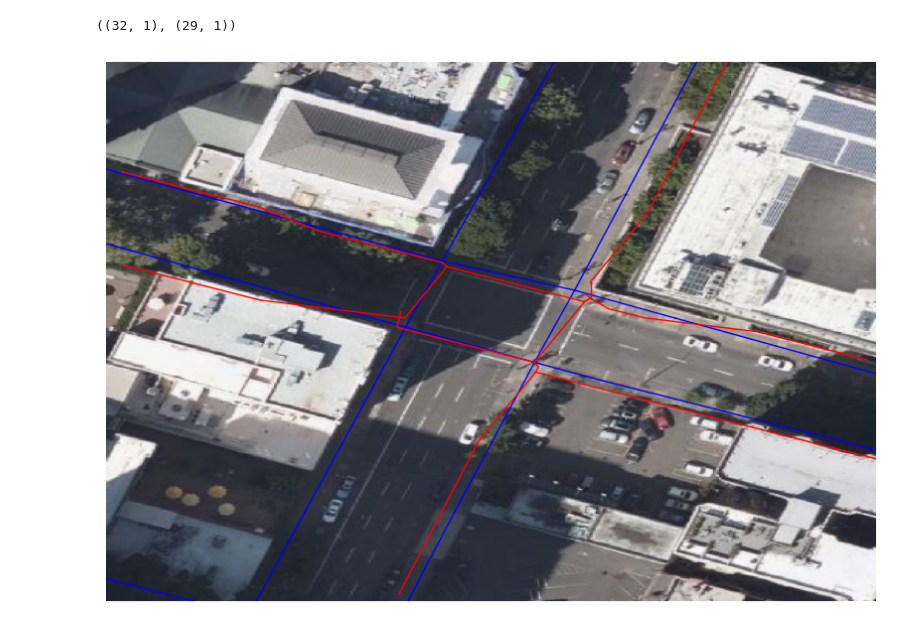
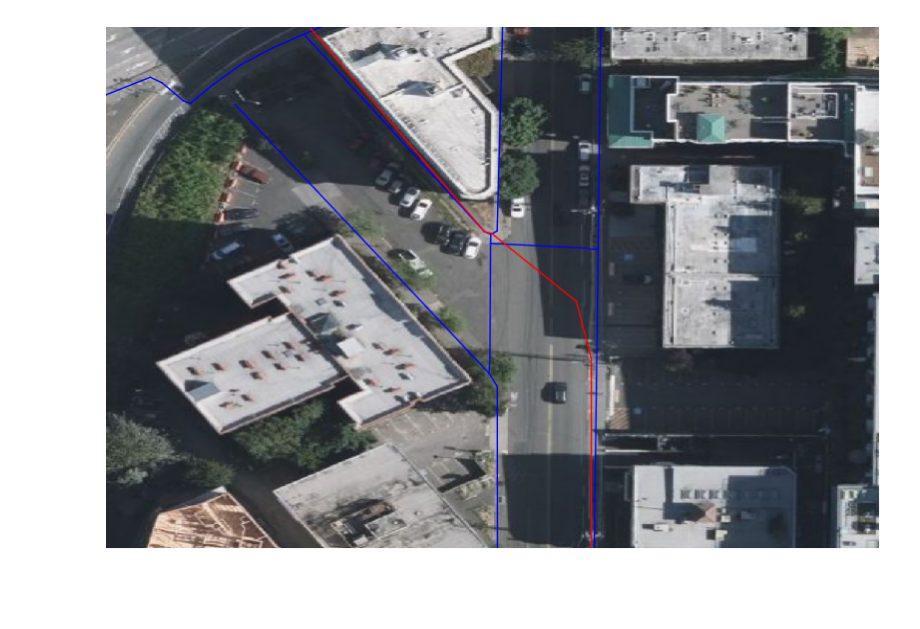
Before and after one commit to BeanHam/2026-pathway-generation, a Jupyter notebook: evaluation/test.ipynb, the cells around one changed output. Drawn from its saved outputs; the diff is of its cells as text; code cells hidden in the pictures; blank space fills up the shorter version.

```diff
--- a/evaluation/test.ipynb
+++ b/evaluation/test.ipynb
@@ -234,7 +267,7 @@ datasets = [
     },
 ]
 # %%
-ds = datasets[2]
+ds = datasets[1]
 ds_name = ds["name"]
 pred_root = ds["pred_root"]
 split_path = ds["split"]
@@ -242,3 +275,9 @@ out_csv = ds["out_csv"]
 with open(split_path, "r") as f:
     split_indices = [line.strip() for line in f if line.strip()]
 cache_dir = os.path.join(pred_root, f"_gt_cache_{M.PROJ}")
+model_name = "swin_tiny"
+tag = "grpo"
+seed = 0
+model_dir = os.path.join(pred_root, model_name)
+tag_dir = os.path.join(model_dir, tag)
+run_dir = os.path.join(tag_dir, f"seed_{seed}")
@@ -256,43 +284,16 @@ run_dir = os.path.join(tag_dir, f"seed_{seed}")
 # %%
-idx = split_indices[50]
-img = Image.open(f'/data/aiclinic/pathways/pathwaybench_portland/pairs/{idx}/satellite.png')
-with open(f'/data/aiclinic/pathways/pathwaybench_portland/pairs/{idx}/bbox.json', 'r') as f:
+# good: 12, 20, 40, 50, 60, 70, 90
+# bad: 30
+# disconnected: 22
+idx = split_indices[120]
+img = Image.open(f'/data/aiclinic/pathways/pathwaybench_seattle/pairs/{idx}/satellite.png')
+with open(f'/data/aiclinic/pathways/pathwaybench_seattle/pairs/{idx}/bbox.json', 'r') as f:
     bbox = json.load(f)['bbox']
 gt_cache = load_gt_cache(idx, cache_dir)
 pred_path = os.path.join(run_dir, f"{idx}_seed{seed}_pred.geojson")
 gdf_pred_ll = read_geojson(pred_path, default_crs="EPSG:4326")
 gdf_gt_ll = gt_cache["gdf_gt"]  # stored as lon/lat in cache script
 gdf_gt_ll.shape, gdf_pred_ll.shape
+plot(bbox, img, gdf_gt_ll, gdf_pred_ll)
 # %% [output]
-((32, 1), (29, 1))
+[figure, added]
-# %%
-min_lon, max_lon, min_lat, max_lat = bbox
-fig, ax = plt.subplots(figsize=(10, 10))
-ax.set_xlim(min_lon, max_lon)
-ax.set_ylim(min_lat, max_lat)
-ax.axis("off")
-ax.imshow(img, extent=bbox)
-for geom in gdf_gt_ll.geometry:
-    if geom is None:
-        continue
-    if geom.geom_type == "LineString":
-        x, y = geom.xy
-        ax.plot(x, y, color="blue", linewidth=1.0)
-    elif geom.geom_type == "MultiLineString":
-        for part in geom.geoms:
-            x, y = part.xy
-            ax.plot(x, y, color="blue", linewidth=1.0)
-
-for geom in gdf_pred_ll.geometry:
-    if geom is None:
-        continue
-    if geom.geom_type == "LineString":
-        x, y = geom.xy
-        ax.plot(x, y, color="red", linewidth=1.0)
-    elif geom.geom_type == "MultiLineString":
-        for part in geom.geoms:
-            x, y = part.xy
-            ax.plot(x, y, color="red", linewidth=1.0)
-pass
-# %% [output]
-[figure, removed]
```
Also changed, not shown: parts of 8 cells of this notebook, 2 other files.
